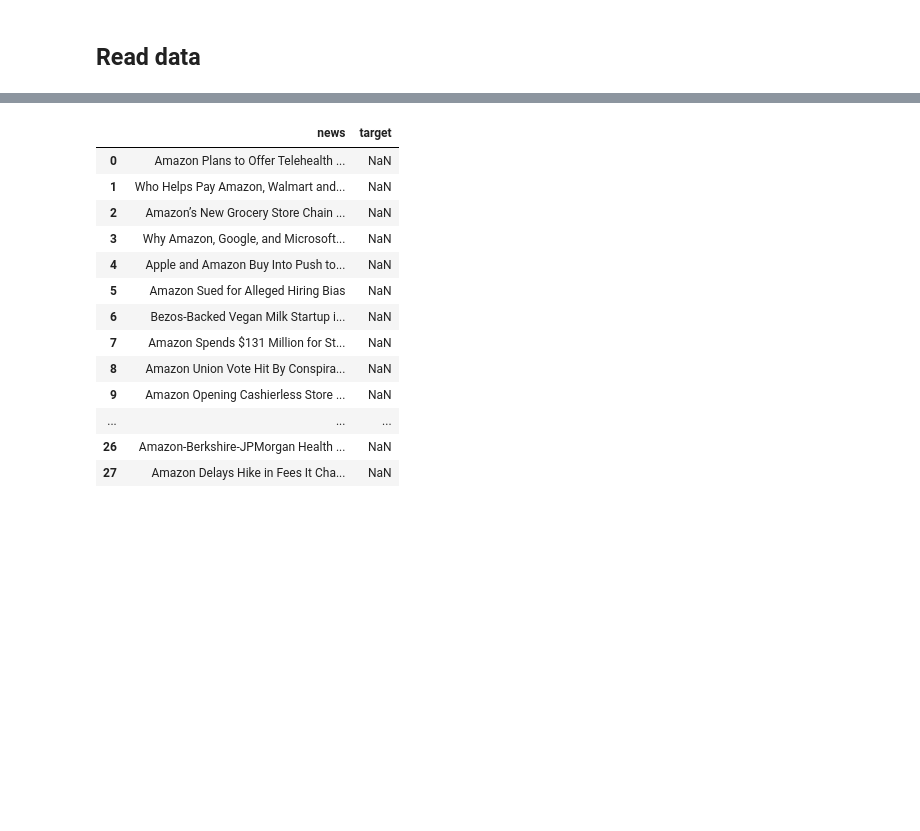
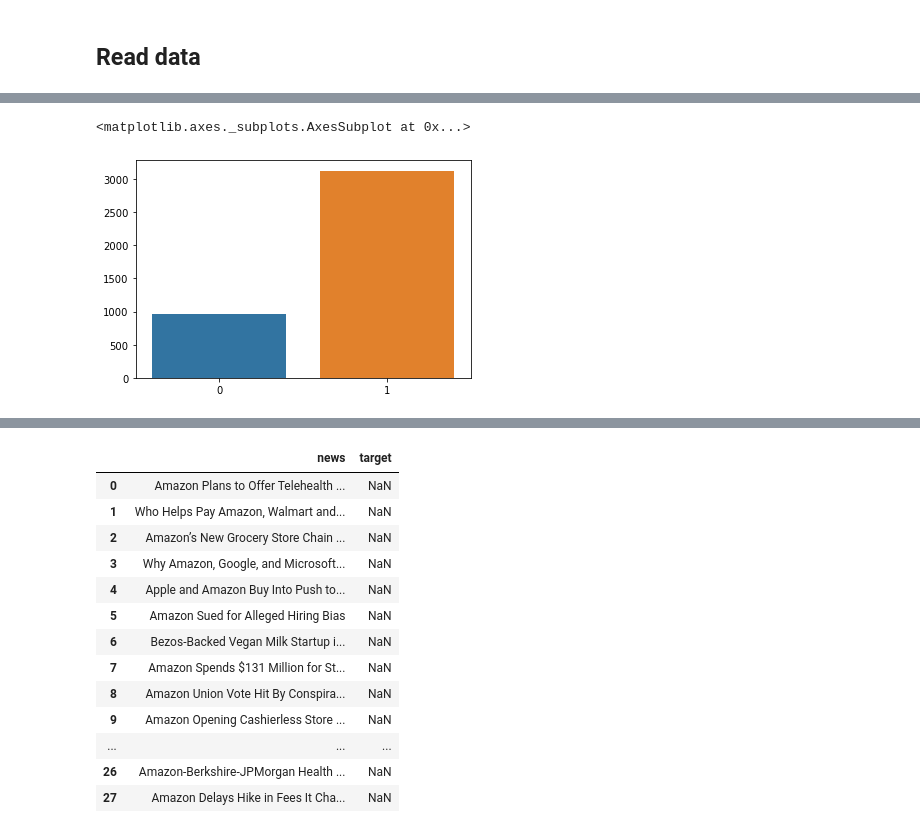
Before and after one commit to Stalker7101/Sentiment_ML, a Jupyter notebook: Sentiment_ML.ipynb, the cells around one changed output, grey strips where cells are left out. Saved outputs shown, nothing was run; the diff lists cells and outputs as text; code cells hidden in the pictures; blank space fills up the shorter version.

```diff
--- a/Sentiment_ML.ipynb
+++ b/Sentiment_ML.ipynb
@@ -226,0 +317,8 @@ df.head()
+# %%
+# predicted test data
+unique, counts = np.unique(y_pred, return_counts = True)
+print()
+sns.barplot(y = counts, x = unique)
+# %% [output]
+<matplotlib.axes._subplots.AxesSubplot at 0x...>
+[figure, added]
```
Also changed, not shown: parts of 26 cells of this notebook, 7 other files.
